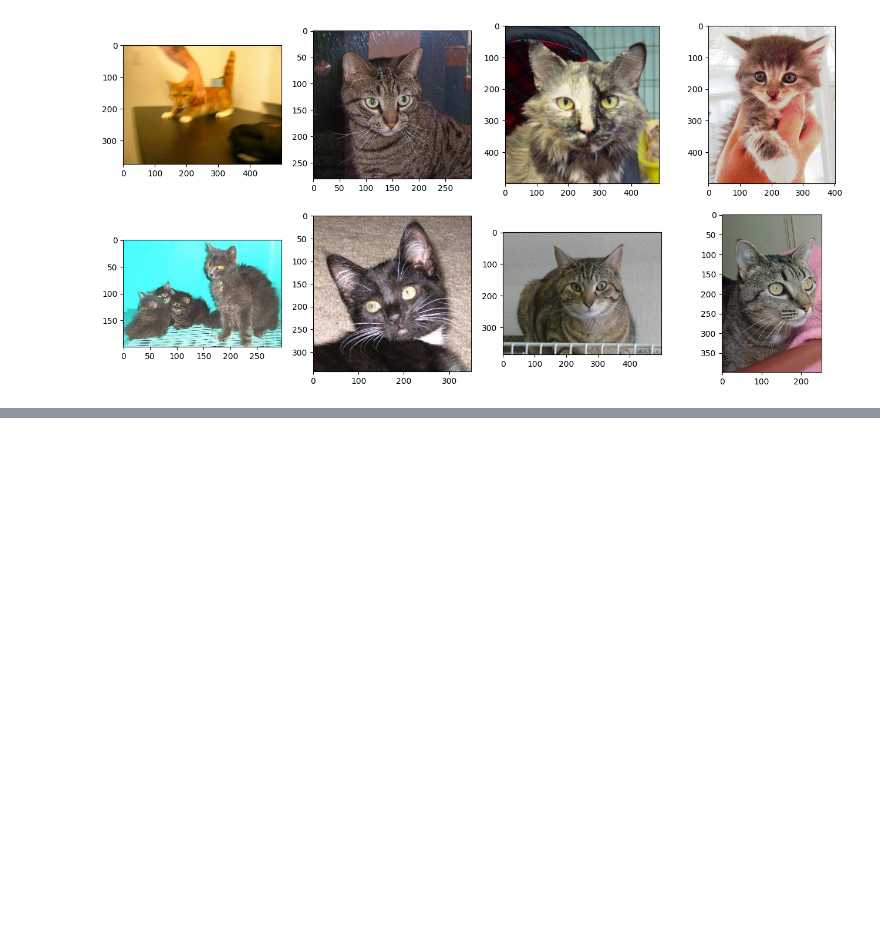
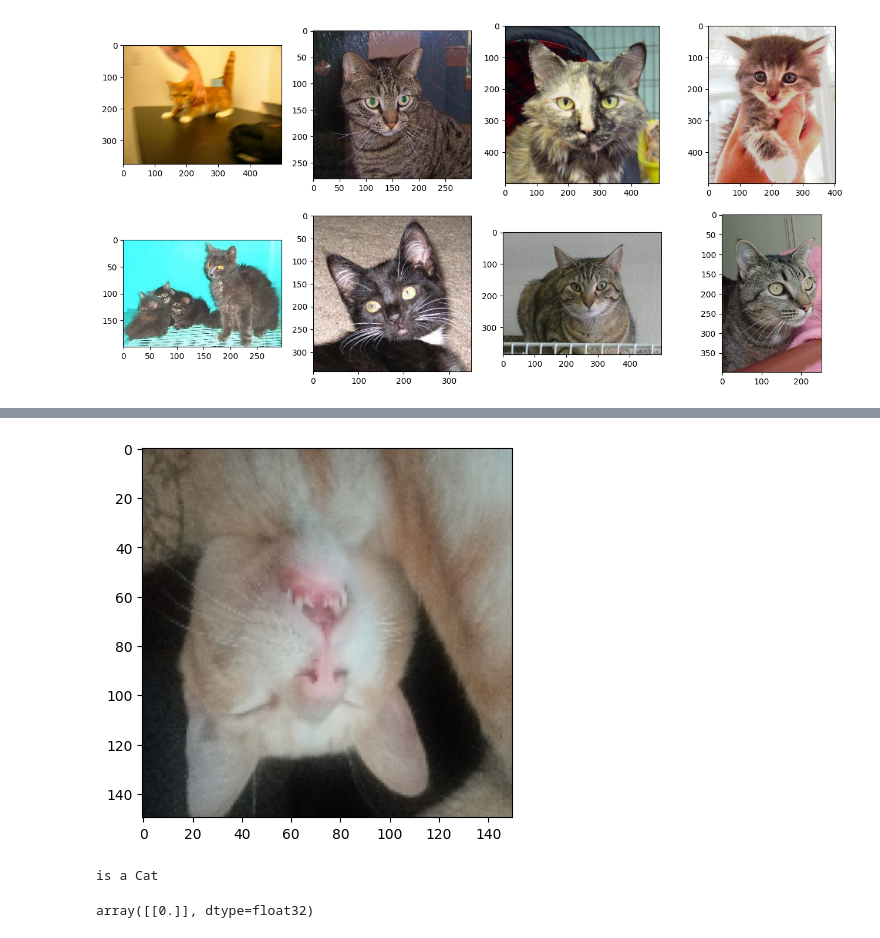
Before and after one commit to JesusMirandaEspino/machinelearningbook, a Jupyter notebook: catsdogs.ipynb, the cells around one changed output, grey strips where cells are left out. Saved outputs shown, nothing was run; the diff lists cells and outputs as text; code cells hidden in the pictures; blank space fills up the shorter version.

```diff
--- a/catsdogs.ipynb
+++ b/catsdogs.ipynb
@@ -224,0 +394,15 @@ model.compile( optimizer=RMSprop( learning_rate=1e-4 ), loss='binay_crossentropy
+# %%
+plt.imshow(img);
+# %% [output]
+[figure, added]
+# %%
+if classes > 0:
+    print("is a Dog")
+else:
+    print("is a Cat")
+# %% [output]
+is a Cat
+# %%
+classes
+# %% [output]
+array([[0.]], dtype=float32)
```
Also changed, not shown: parts of 27 cells of this notebook.
